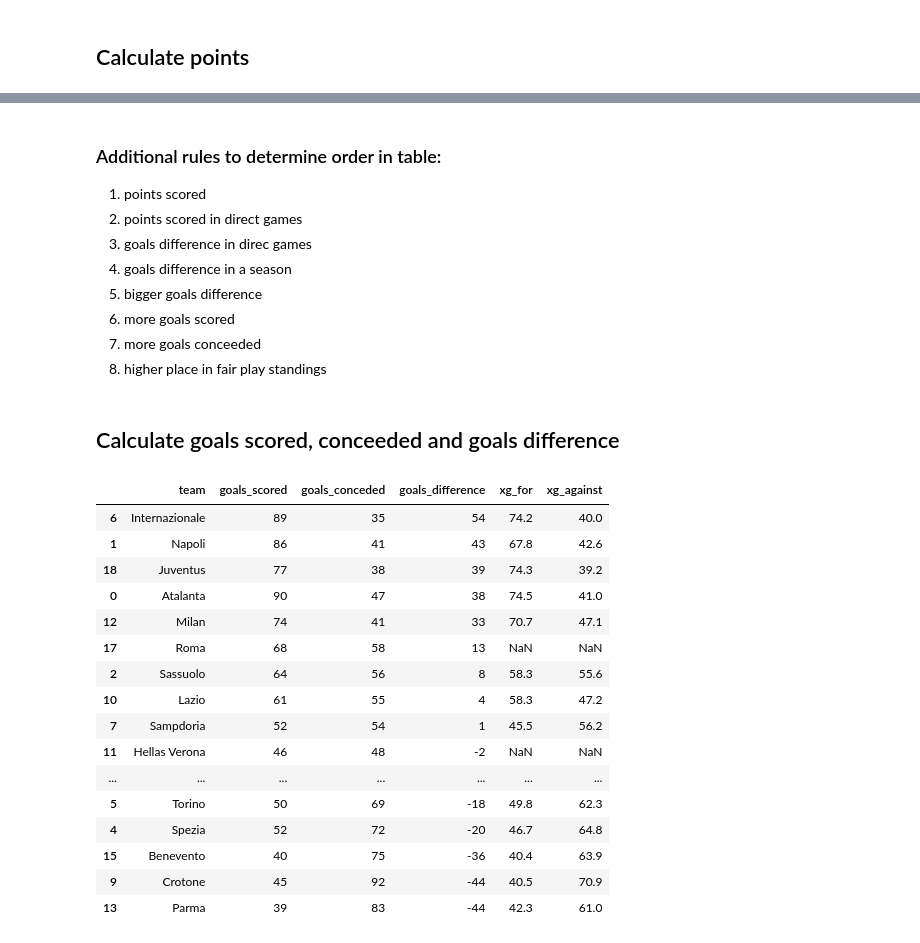
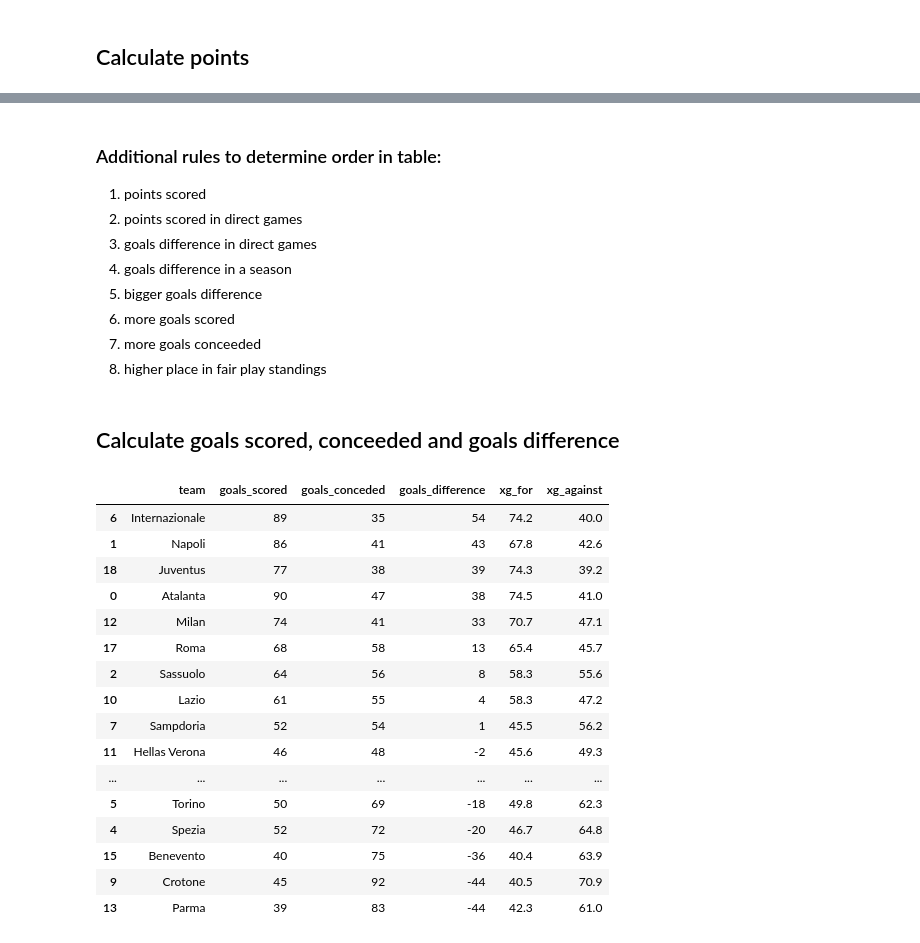
Before and after one commit to michaail/serie-a-data-analysis, a Jupyter notebook: season_tables.ipynb, the cells around one changed output, grey strips where cells are left out. Cells and saved outputs as stored; diff of their text form; code cells hidden in the pictures.

```diff
--- a/season_tables.ipynb
+++ b/season_tables.ipynb
@@ -86,7 +86,7 @@ points_df
 ### Additional rules to determine order in table:
 1. points scored
 2. points scored in direct games
-3. goals difference in direc games
+3. goals difference in direct games
 4. goals difference in a season
 5. bigger goals difference
 6. more goals scored
@@ -101,40 +101,40 @@ goals_df[['goals_scored', 'goals_conceded', 'goals_difference']] = 0
 goals_df[['xg_for', 'xg_against']] = 0.0
 
 def calulate_goals(row):
-	if row['xg'].isna():
+	if pd.isna(row['xg']):
 		row['xg'] = 0.0
-	if row['xga'].isna():
+	if pd.isna(row['xga']):
 		row['xga'] = 0.0
 	goals_df.loc[goals_df['team'] == row['team'], 'goals_scored'] += row['gf']
 	goals_df.loc[goals_df['team'] == row['team'], 'goals_conceded'] += row['ga']
 	goals_df.loc[goals_df['team'] == row['team'], 'xg_for'] += row['xg']
 	goals_df.loc[goals_df['team'] == row['team'], 'xg_against'] += row['xga']
 
 	goals_df.loc[goals_df['team'] == row['opponent'], 'goals_scored'] += row['ga']
 	goals_df.loc[goals_df['team'] == row['opponent'], 'goals_conceded'] += row['gf']
 	goals_df.loc[goals_df['team'] == row['opponent'], 'xg_for'] += row['xga']
 	goals_df.loc[goals_df['team'] == row['opponent'], 'xg_against'] += row['xg']
 
 	goals_df.loc[goals_df['team'] == row['team'], 'goals_difference'] = goals_df['goals_scored'] - goals_df['goals_conceded']
 
 # goals_df['goals_difference'] = goals_df['goals_scored'] - goals_df['goals_conceded']
 
 df_2020.apply(calulate_goals, axis=1)
 
 goals_df.sort_values(by='goals_difference', ascending=False, inplace=True)
 goals_df
 # %% [output]
 |  | team | goals_scored | goals_conceded | goals_difference | xg_for | xg_against |
 | 6 | Internazionale | 89 | 35 | 54 | 74.2 | 40.0 |
 | 1 | Napoli | 86 | 41 | 43 | 67.8 | 42.6 |
 | 18 | Juventus | 77 | 38 | 39 | 74.3 | 39.2 |
 | 0 | Atalanta | 90 | 47 | 38 | 74.5 | 41.0 |
 | 12 | Milan | 74 | 41 | 33 | 70.7 | 47.1 |
-| 17 | Roma | 68 | 58 | 13 | NaN | NaN |
+| 17 | Roma | 68 | 58 | 13 | 65.4 | 45.7 |
 | 2 | Sassuolo | 64 | 56 | 8 | 58.3 | 55.6 |
 | 10 | Lazio | 61 | 55 | 4 | 58.3 | 47.2 |
 | 7 | Sampdoria | 52 | 54 | 1 | 45.5 | 56.2 |
-| 11 | Hellas Verona | 46 | 48 | -2 | NaN | NaN |
+| 11 | Hellas Verona | 46 | 48 | -2 | 45.6 | 49.3 |
 | ... | ... | ... | ... | ... | ... | ... |
 | 5 | Torino | 50 | 69 | -18 | 49.8 | 62.3 |
 | 4 | Spezia | 52 | 72 | -20 | 46.7 | 64.8 |
```
Also changed, not shown: parts of 3 cells of this notebook.
